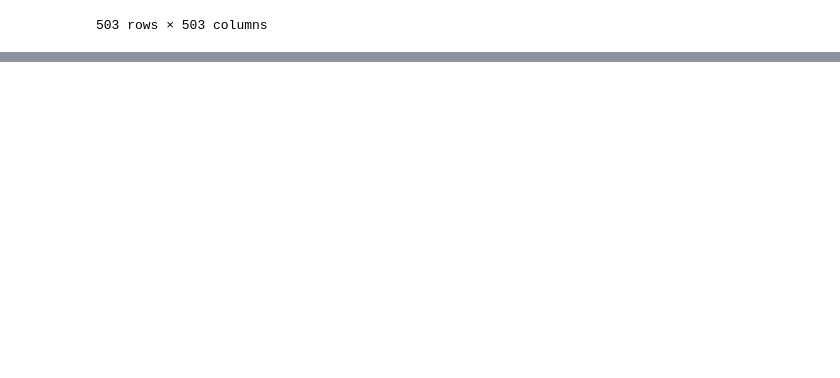
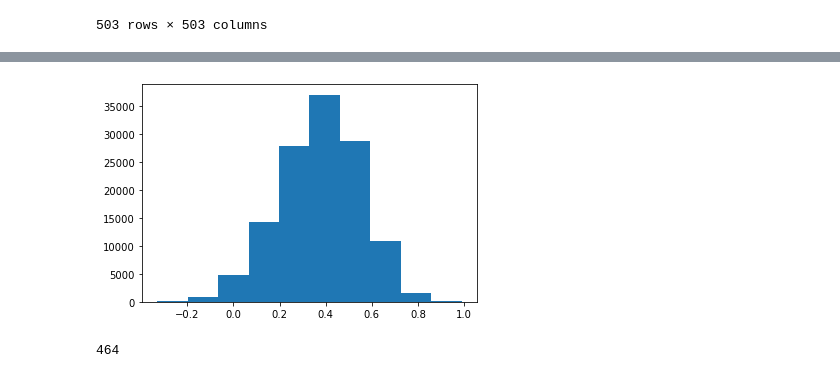
Before and after one commit to zuivu/stock-network, a Jupyter notebook: analysis.ipynb, the cells around one changed output, grey strips where cells are left out. Drawn from its saved outputs; the diff is of its cells as text; code cells hidden in the pictures; blank space fills up the shorter version.

Commit message:
Add files via upload
Create network from correlation matrix

```diff
--- a/analysis.ipynb
+++ b/analysis.ipynb
@@ -44,0 +47,16 @@ df_cor
+# %%
+code = df_cor.columns.values.tolist()
+# %%
+n = len(code) # number of stock
+QUANTILE = 0.6827 # 1 std
+#QUANTILE = (0.9545+1)/2 # 2 std
+
+correlation = []
+for i in range(n):
+    for j in range(n):
+        if  i>j:
+            correlation.append(df_cor.iloc[i].iloc[j])
+
+npcorrelation = np.asarray(correlation)
+threshold = np.quantile(npcorrelation, QUANTILE)
+threshold
@@ -44,0 +98,5 @@ df_cor
+# %%
+plt.hist(npcorrelation)
+plt.show()
+# %% [output]
+[figure, added]
@@ -44,0 +105,11 @@ df_cor
+# %%
+# Count node invovle in the connected comm
+t = 0
+de = g.degree
+for item in de:
+    if item[1] > 0:
+        t=t+1
+
+print(t)
+# %% [output]
+464
```
Also changed, not shown: parts of 12 cells of this notebook.
